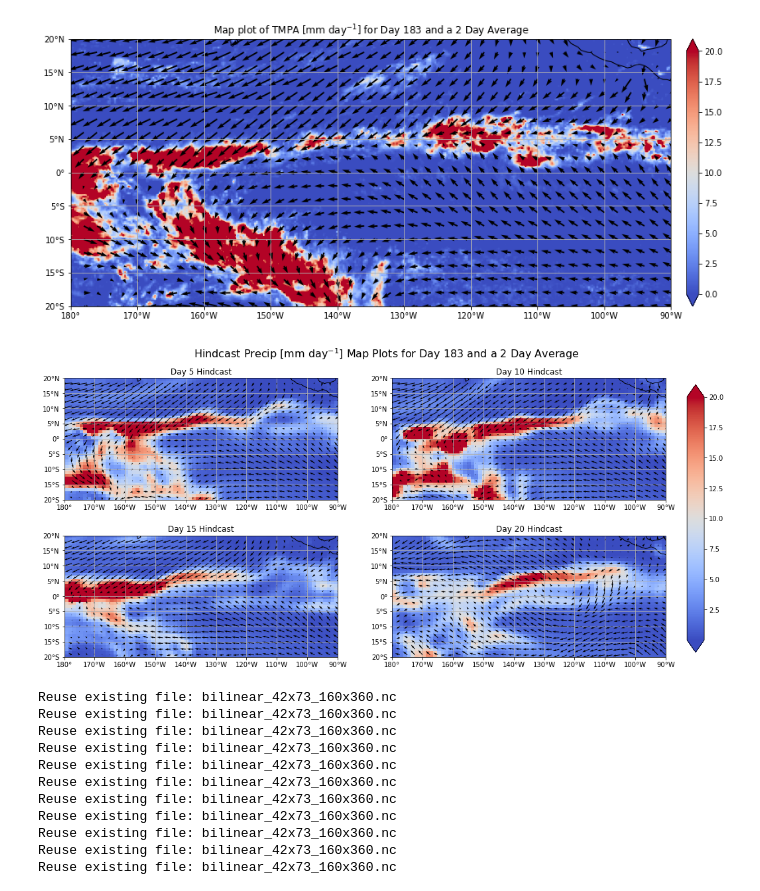
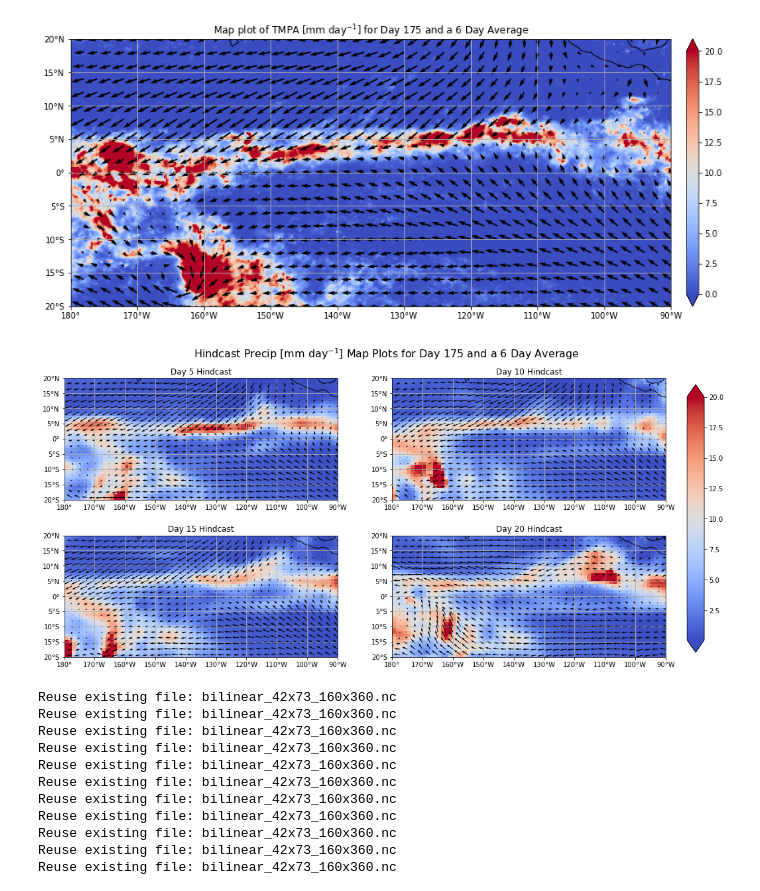
Before and after one commit to ITCZ-hindcasts/python-scripts, a Jupyter notebook: MapPlot.ipynb, the cells around one changed output. Drawn from its saved outputs; the diff is of its cells as text; code cells hidden in the pictures.

```diff
--- a/MapPlot.ipynb
+++ b/MapPlot.ipynb
@@ -23,10 +23,10 @@ import xesmf as xe
 
 
 #### Select the date to be analyzed as a value representing the number of days since 2009-09-01 ####
-dayOfTheSeason = 183 # For reference: 174 is February 22 and 122 is January 1
+dayOfTheSeason = 175 # For reference: 174 is February 22 and 122 is January 1
 
 #### Select the number of days to be time averaged ####
-numDayAvg = 2
+numDayAvg = 6
 
 #### Select which day hindcast should be used ####
 #DayXXHcast = [5,10,15,20]  # Must be a list of integer(s) from >=1 and <=20
@@ -95,35 +99,42 @@ lat_formatter = LatitudeFormatter()
 geo_axes.xaxis.set_major_formatter(lon_formatter)
 geo_axes.yaxis.set_major_formatter(lat_formatter)
 geo_axes.coastlines(resolution='110m')
 geo_axes.gridlines(xlocs=np.arange(lonw,lone+1,10), ylocs=np.arange(lats,latn+1,5))
 image_extent = [lonw,lone,lats,latn]
 
-# Set maximum of colorplot
+# Set maximum of colorbar
 Vmax = 20
 
 # Plot precip contour plot
 IM = geo_axes.imshow(prectObsPlot, extent=image_extent, cmap='coolwarm', vmax=Vmax, origin='lower')
 
 # Set density of arrows with n. A greater integer reduces the density of arrows
 n = 8
 # Plot wind vectors
 geo_axes.quiver(ubotObsPlot['longitude'][::n],     ubotObsPlot['latitude'][::n],
                 ubotObsPlot['u10'][::n,::n], vbotObsPlot['v10'][::n,::n], transform=ccrs.PlateCarree())
 
 # Set boundaries of plot
 geo_axes.set_xlim([lonw,lone])
 geo_axes.set_ylim([lats,latn])
 
 plt.colorbar(IM, ax=geo_axes, orientation='vertical', pad=0.02, extend='both')
 plt.title("Map plot of TMPA [mm day$^{-1}$] for Day "+str(dayOfTheSeason)+" and a "+str(numDayAvg)+" Day Average")
 
 # Set the density of the pixels in the figure. This also affects the size of the saved figure
 _dpi = 95
 
+# Save figure code
+# Check if folder is there. If it is not, make the folder
+dir = '/home/jlarson1/Day '+str(dayOfTheSeason)+' Analysis'
+if os.path.isdir(dir) == False:
+    os.mkdir(dir)
+
+plt.savefig(dir+'/Day'+str(dayOfTheSeason)+'with'+str(numDayAvg)+'DayAvgObsMapPlot', dpi=_dpi)
 
 plt.show()
 # %% [output]
-[figure, old version]
+[figure, new version]
 # %%
 # Plot four subplots for each hindcast day
 
@@ -144,6 +155,7 @@ fig, axes = plt.subplots(nrows=2, ncols=2, figsize=(18, 8), subplot_kw=dict(proj
 n = int(2)
 
 hcastDay = [5,10,15,20]
+# hcastDay = [1,2,3,4]
 
 # Iterate through the subplots
 for ii, day in enumerate(hcastDay):
@@ -181,10 +193,12 @@ fig.colorbar(im, cax=cbar_ax, extend='both')
 fig.suptitle("Hindcast Precip [mm day$^{-1}$] Map Plots for Day "+str(dayOfTheSeason)+" and a "+str(numDayAvg)+" Day Average",
              size=16,y=0.95)
 
-plt.savefig('/home/jlarson1/')
+## Save figure code
+plt.savefig(dir+'/Day'+str(dayOfTheSeason)+'with'+str(numDayAvg)+'DayAvgHindcastMapPlot', dpi=_dpi)
+
 plt.show()
 # %% [output]
-[figure, old version]
+[figure, new version]
 # %%
 ## Increase the spatial resolution of the hindcast dataset so that it equals the resolution of obs
 ## Then, find the absolute error between the hindcast precip and the obs precip
```
Also changed, not shown: parts of 2 cells of this notebook, 1 other file.
